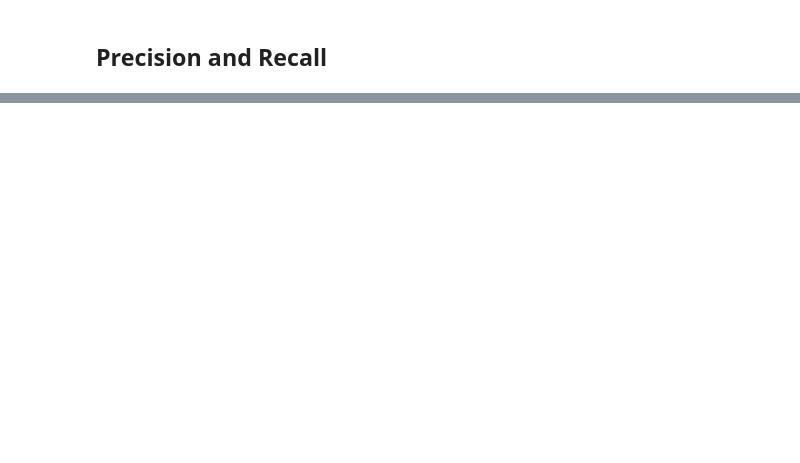
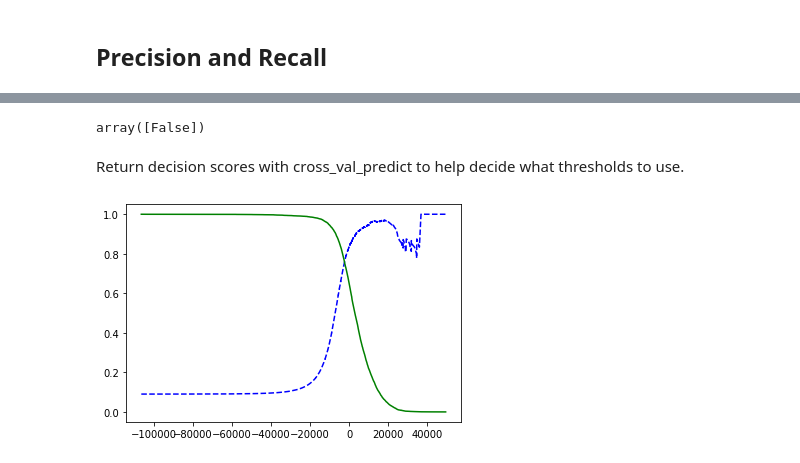
Before and after one commit to dnmorris7/O-Reilly_Handwriting_Analysis, a Jupyter notebook: O'Reilly_Handwriting_Analysis.ipynb, the cells around one changed output, grey strips where cells are left out. Cells and saved outputs as stored; diff of their text form; code cells hidden in the pictures; blank space fills up the shorter version.

Commit message:
Precision vs Recall - Third Commit

```diff
--- a/O'Reilly_Handwriting_Analysis.ipynb
+++ b/O'Reilly_Handwriting_Analysis.ipynb
@@ -154,0 +263,24 @@ This is why accuracy isn't the best metric for classifiers, especially in dealin
+# %%
+threshold= 8000
+y_some_digit_pred = (y_scores > threshold)
+y_some_digit_pred
+# %% [output]
+array([False])
+# %% [markdown]
+Return decision scores with cross_val_predict to help decide what thresholds to use.
+# %%
+y_scores = cross_val_predict(sgd_clf, X_train, y_train_5, cv=3, method="decision_function")
+# %%
+from sklearn.metrics import precision_recall_curve
+
+precisions, recalls, thresholds = precision_recall_curve(y_train_5, y_scores)
+# %%
+def plot_precision_recall_vs_threshold(precisions, recalls, thresholds):
+    plt.plot(thresholds, precisions[:-1], "b--", label="Precision")
+    plt.plot(thresholds, recalls[:-1], "g-", label="Recall")
+    #TODO -add in scale and label code
+
+plot_precision_recall_vs_threshold(precisions, recalls, thresholds)
+plt.show()
+# %% [output]
+[figure, added]
```
Also changed, not shown: parts of 20 cells of this notebook, 2 other files.
